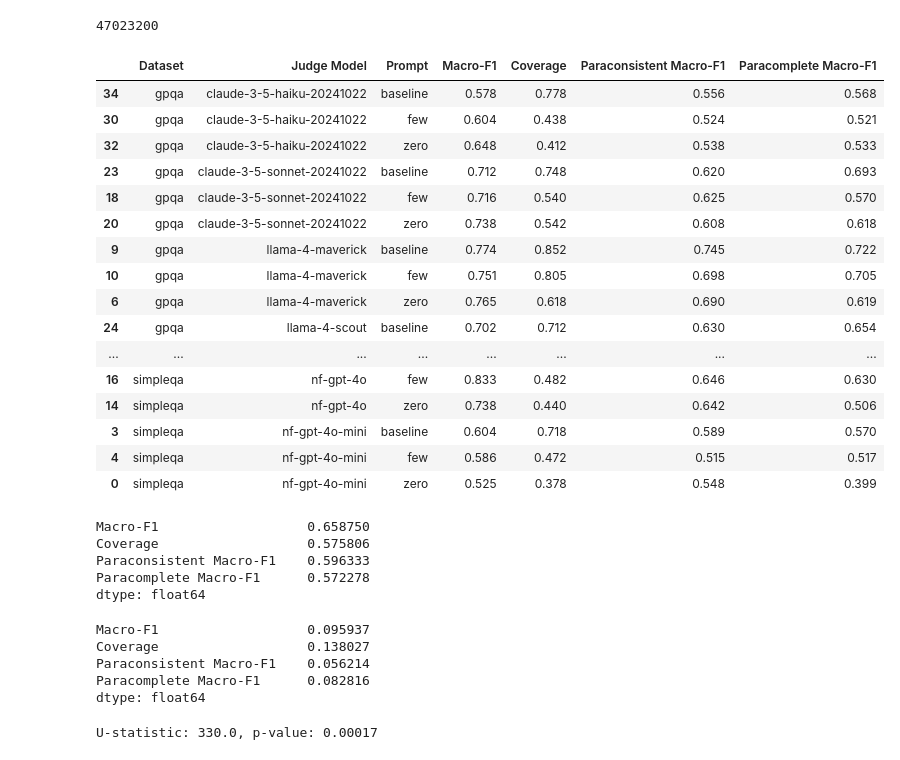
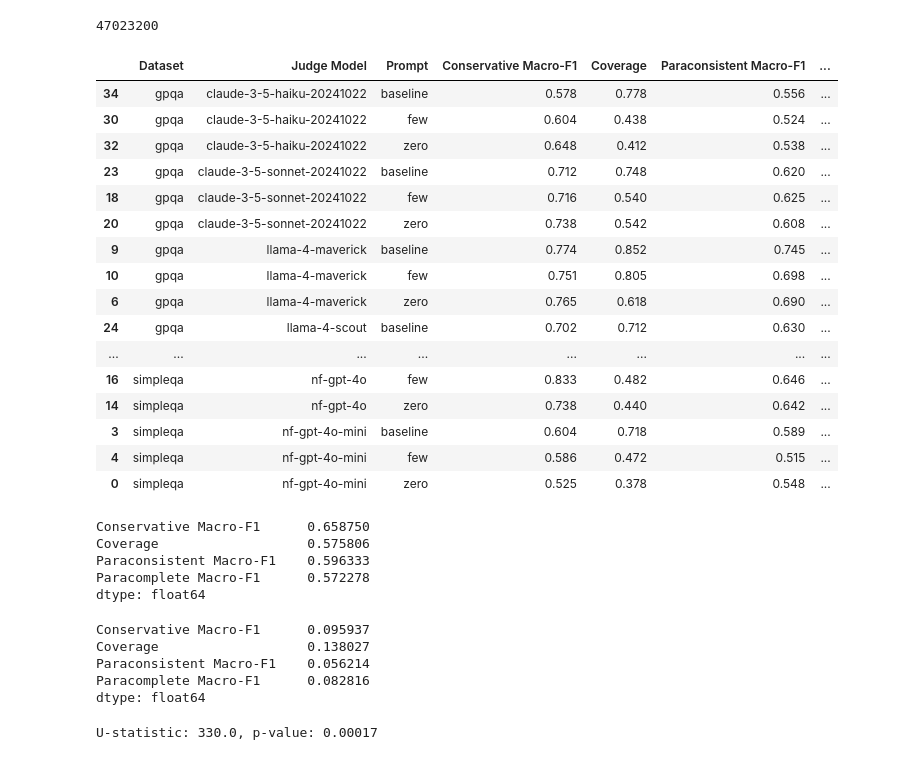
Before and after one commit to bradleypallen/bilateral-factuality-evaluation, a Jupyter notebook: evaluation_v3.ipynb, the cells around one changed output. Drawn from its saved outputs; the diff is of its cells as text; code cells hidden in the pictures.

```diff
--- a/evaluation_v3.ipynb
+++ b/evaluation_v3.ipynb
@@ -6,6 +7,6 @@ RUN_VERSION = "v30"
 # %%
 data = []
-for file in glob.glob(f"experiments/{RUN_VERSION}/*.json"):
+for file in glob.glob(f"experiments/{BILATERAL_RUN_VERSION}/*.json"):
     match = re.match(r'experiments/.+/(.+)-(baseline|zero|few)-(gpqa|simpleqa|mmlu-pro).json', file)
     model = match.group(1)
     prompt = match.group(2)
@@ -66,7 +67,7 @@ df1
 | 0 | nf-gpt-4o-mini | zero | simpleqa | 0.622 | 0.322 | 0.055 | 0.620 | 0.000 | 0.055 | 0.000 | 0.0 | ... |
 # %%
 cms = {}
-for file in glob.glob(f"experiments/{RUN_VERSION}/*.json"):
+for file in glob.glob(f"experiments/{BILATERAL_RUN_VERSION}/*.json"):
     match = re.match(r'experiments/.+/(.+)-(baseline|zero|few)-(gpqa|simpleqa|mmlu-pro).json', file)
     model = match.group(1)
     prompt = match.group(2)
@@ -342,7 +343,7 @@ cms_wk = {}
 cms_upper = {}
 cms_lower = {}
 choices = ["t", "f"]
-for file in glob.glob(f"experiments/{RUN_VERSION}/*.json"):
+for file in glob.glob(f"experiments/{BILATERAL_RUN_VERSION}/*.json"):
     match = re.match(r'experiments/.+/(.+)-(baseline|zero|few)-(gpqa|simpleqa|mmlu-pro).json', file)
     model = match.group(1)
     prompt = match.group(2)
@@ -363,52 +364,52 @@ for file in glob.glob(f"experiments/{RUN_VERSION}/*.json"):
     upper_conditions = [ (df_run["I_0"] == "t") & (df_run["I_1"] != "e"), (df_run["I_0"] == "f") & (df_run["I_1"] != "e") ]
     lower_conditions = [ (df_run["I_1"] == "f") & (df_run["I_0"] != "e"), (df_run["I_1"] == "t") & (df_run["I_0"] != "e") ]
     df_run["wk_v_upper"] = np.select(upper_conditions, choices, default="e")
     df_run["wk_v_lower"] = np.select(lower_conditions, choices, default="e")
     cms_wk[model][prompt][dataset] = pycm.ConfusionMatrix(df_run["label"].tolist(), df_run["wk_v"].tolist(), digit=2, classes=[ 't', 'f' ])
     cms_upper[model][prompt][dataset] = pycm.ConfusionMatrix(df_run["label"].tolist(), df_run["wk_v_upper"].tolist(), digit=2, classes=[ 't', 'f' ])
     cms_lower[model][prompt][dataset] = pycm.ConfusionMatrix(df_run["label"].tolist(), df_run["wk_v_lower"].tolist(), digit=2, classes=[ 't', 'f' ])
 
 data = [
     [
         model,
         prompt,
         dataset,
         cms_wk[model][prompt][dataset].F1_Macro,
         cms_wk[model][prompt][dataset].POP['t'] / len(df_run),
         cms_upper[model][prompt][dataset].F1_Macro,
         cms_upper[model][prompt][dataset].POP['t'] / len(df_run),
         cms_lower[model][prompt][dataset].F1_Macro,
         cms_lower[model][prompt][dataset].POP['t'] / len(df_run)
     ]
     for model in cms
     for prompt in cms[model]
     for dataset in cms[model][prompt]
 ]
 
-column_names = ["Judge Model", "Prompt", "Dataset", "Macro-F1", "Coverage", "Paraconsistent Macro-F1", "Paraconsistent Coverage", "Paracomplete Macro-F1", "Paracomplete Coverage"]
+column_names = ["Judge Model", "Prompt", "Dataset", "Conservative Macro-F1", "Coverage", "Paraconsistent Macro-F1", "Paraconsistent Coverage", "Paracomplete Macro-F1", "Paracomplete Coverage"]
 df_approx = pd.DataFrame(data, columns=column_names)
 df_approx = df_approx.round(3)
-df_approx = df_approx[["Dataset", "Judge Model", "Prompt", "Macro-F1", "Coverage", "Paraconsistent Macro-F1", "Paracomplete Macro-F1"]].copy()
+df_approx = df_approx[["Dataset", "Judge Model", "Prompt", "Conservative Macro-F1", "Coverage", "Paraconsistent Macro-F1", "Paracomplete Macro-F1"]].copy()
 df_approx = df_approx.sort_values(["Dataset", "Judge Model", "Prompt"])
 df_approx
 # %% [output]
-|  | Dataset | Judge Model | Prompt | Macro-F1 | Coverage | Paraconsistent Macro-F1 | Paracomplete Macro-F1 |
-| 34 | gpqa | claude-3-5-haiku-20241022 | baseline | 0.578 | 0.778 | 0.556 | 0.568 |
-| 30 | gpqa | claude-3-5-haiku-20241022 | few | 0.604 | 0.438 | 0.524 | 0.521 |
-| 32 | gpqa | claude-3-5-haiku-20241022 | zero | 0.648 | 0.412 | 0.538 | 0.533 |
-| 23 | gpqa | claude-3-5-sonnet-20241022 | baseline | 0.712 | 0.748 | 0.620 | 0.693 |
-| 18 | gpqa | claude-3-5-sonnet-20241022 | few | 0.716 | 0.540 | 0.625 | 0.570 |
-| 20 | gpqa | claude-3-5-sonnet-20241022 | zero | 0.738 | 0.542 | 0.608 | 0.618 |
-| 9 | gpqa | llama-4-maverick | baseline | 0.774 | 0.852 | 0.745 | 0.722 |
-| 10 | gpqa | llama-4-maverick | few | 0.751 | 0.805 | 0.698 | 0.705 |
-| 6 | gpqa | llama-4-maverick | zero | 0.765 | 0.618 | 0.690 | 0.619 |
-| 24 | gpqa | llama-4-scout | baseline | 0.702 | 0.712 | 0.630 | 0.654 |
+|  | Dataset | Judge Model | Prompt | Conservative Macro-F1 | Coverage | Paraconsistent Macro-F1 | ... |
+| 34 | gpqa | claude-3-5-haiku-20241022 | baseline | 0.578 | 0.778 | 0.556 | ... |
+| 30 | gpqa | claude-3-5-haiku-20241022 | few | 0.604 | 0.438 | 0.524 | ... |
+| 32 | gpqa | claude-3-5-haiku-20241022 | zero | 0.648 | 0.412 | 0.538 | ... |
+| 23 | gpqa | claude-3-5-sonnet-20241022 | baseline | 0.712 | 0.748 | 0.620 | ... |
+| 18 | gpqa | claude-3-5-sonnet-20241022 | few | 0.716 | 0.540 | 0.625 | ... |
+| 20 | gpqa | claude-3-5-sonnet-20241022 | zero | 0.738 | 0.542 | 0.608 | ... |
+| 9 | gpqa | llama-4-maverick | baseline | 0.774 | 0.852 | 0.745 | ... |
+| 10 | gpqa | llama-4-maverick | few | 0.751 | 0.805 | 0.698 | ... |
+| 6 | gpqa | llama-4-maverick | zero | 0.765 | 0.618 | 0.690 | ... |
+| 24 | gpqa | llama-4-scout | baseline | 0.702 | 0.712 | 0.630 | ... |
 | ... | ... | ... | ... | ... | ... | ... | ... |
-| 16 | simpleqa | nf-gpt-4o | few | 0.833 | 0.482 | 0.646 | 0.630 |
-| 14 | simpleqa | nf-gpt-4o | zero | 0.738 | 0.440 | 0.642 | 0.506 |
-| 3 | simpleqa | nf-gpt-4o-mini | baseline | 0.604 | 0.718 | 0.589 | 0.570 |
-| 4 | simpleqa | nf-gpt-4o-mini | few | 0.586 | 0.472 | 0.515 | 0.517 |
-| 0 | simpleqa | nf-gpt-4o-mini | zero | 0.525 | 0.378 | 0.548 | 0.399 |
+| 16 | simpleqa | nf-gpt-4o | few | 0.833 | 0.482 | 0.646 | ... |
+| 14 | simpleqa | nf-gpt-4o | zero | 0.738 | 0.440 | 0.642 | ... |
+| 3 | simpleqa | nf-gpt-4o-mini | baseline | 0.604 | 0.718 | 0.589 | ... |
+| 4 | simpleqa | nf-gpt-4o-mini | few | 0.586 | 0.472 | 0.515 | ... |
+| 0 | simpleqa | nf-gpt-4o-mini | zero | 0.525 | 0.378 | 0.548 | ... |
 # %%
 approx_table_latex = df_approx.to_latex(
     index=False,          # Set to False to hide index
@@ -423,7 +424,7 @@ print(approx_table_latex, file=open("paper/approx_table.tex", "w+"))
 # %%
 df_approx.mean(numeric_only=True)
 # %% [output]
-Macro-F1                   0.658750
+Conservative Macro-F1      0.658750
 Coverage                   0.575806
 Paraconsistent Macro-F1    0.596333
 Paracomplete Macro-F1      0.572278
@@ -431,7 +432,7 @@ dtype: float64
 # %%
 df_approx.std(numeric_only=True)
 # %% [output]
-Macro-F1                   0.095937
+Conservative Macro-F1      0.095937
 Coverage                   0.138027
 Paraconsistent Macro-F1    0.056214
 Paracomplete Macro-F1      0.082816
```
Also changed, not shown: parts of 23 cells of this notebook, 55 other files.
